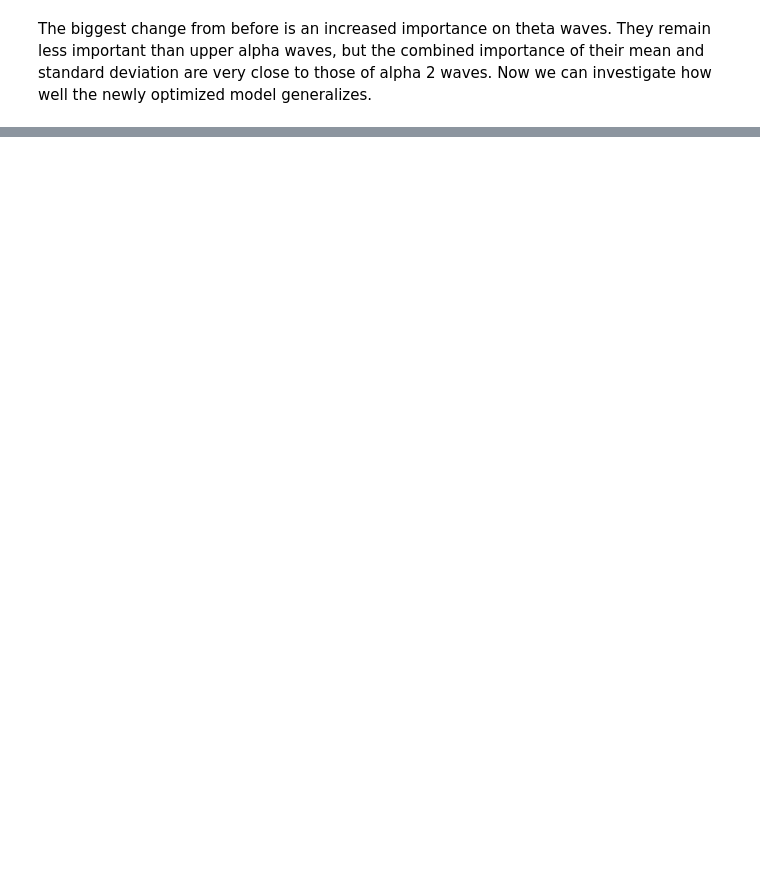
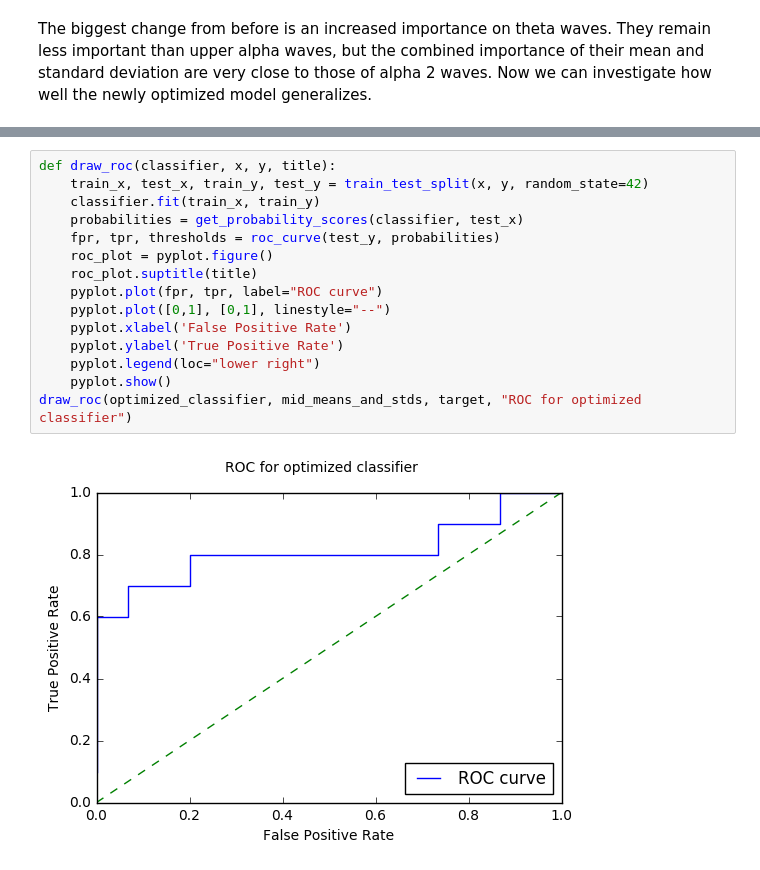
Before and after one commit to nwbvt/udacity-confusion, a Jupyter notebook: Confusion.ipynb, the cells around one changed output, grey strips where cells are left out. Drawn from its saved outputs; the diff is of its cells as text; blank space fills up the shorter version.

```diff
--- a/Confusion.ipynb
+++ b/Confusion.ipynb
@@ -411,0 +478,17 @@ It generalizes just as well across videos, and virtually the same across differe
+# %%
+def draw_roc(classifier, x, y, title):
+    train_x, test_x, train_y, test_y = train_test_split(x, y, random_state=42)
+    classifier.fit(train_x, train_y)
+    probabilities = get_probability_scores(classifier, test_x)
+    fpr, tpr, thresholds = roc_curve(test_y, probabilities)
+    roc_plot = pyplot.figure()
+    roc_plot.suptitle(title)
+    pyplot.plot(fpr, tpr, label="ROC curve")
+    pyplot.plot([0,1], [0,1], linestyle="--")
+    pyplot.xlabel('False Positive Rate')
+    pyplot.ylabel('True Positive Rate')
+    pyplot.legend(loc="lower right")
+    pyplot.show()
+draw_roc(optimized_classifier, mid_means_and_stds, target, "ROC for optimized classifier")
+# %% [output]
+[figure, added]
```
Also changed, not shown: parts of 30 cells of this notebook.
